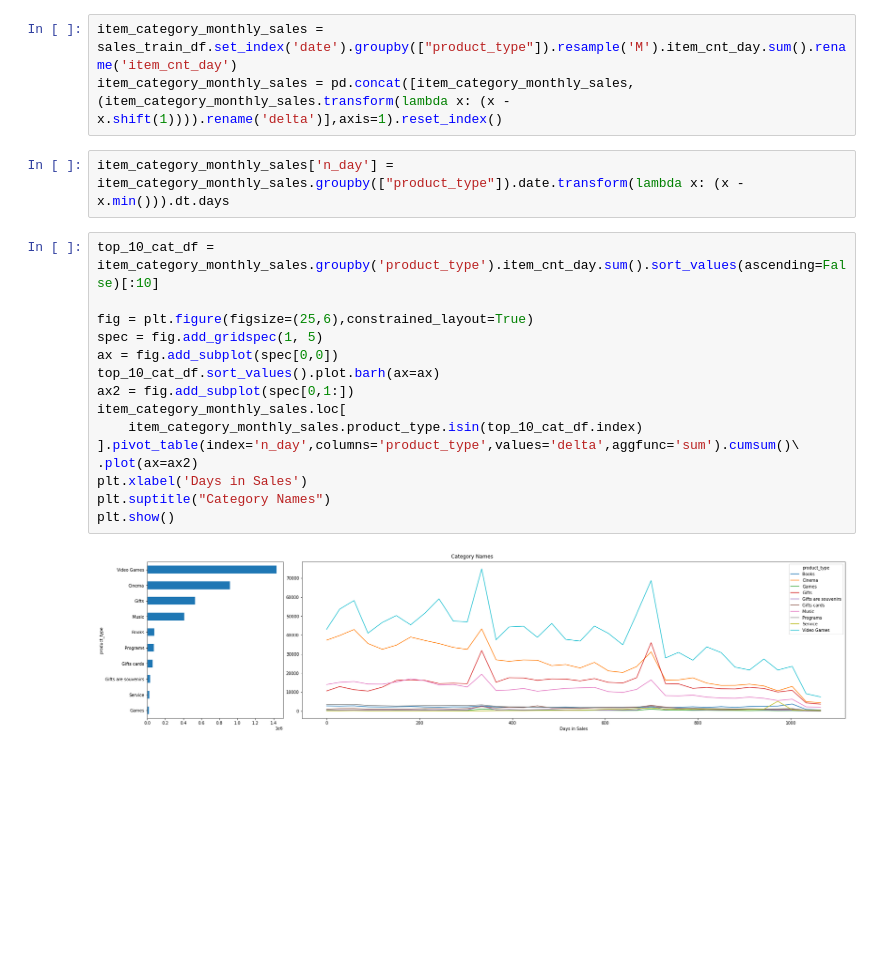
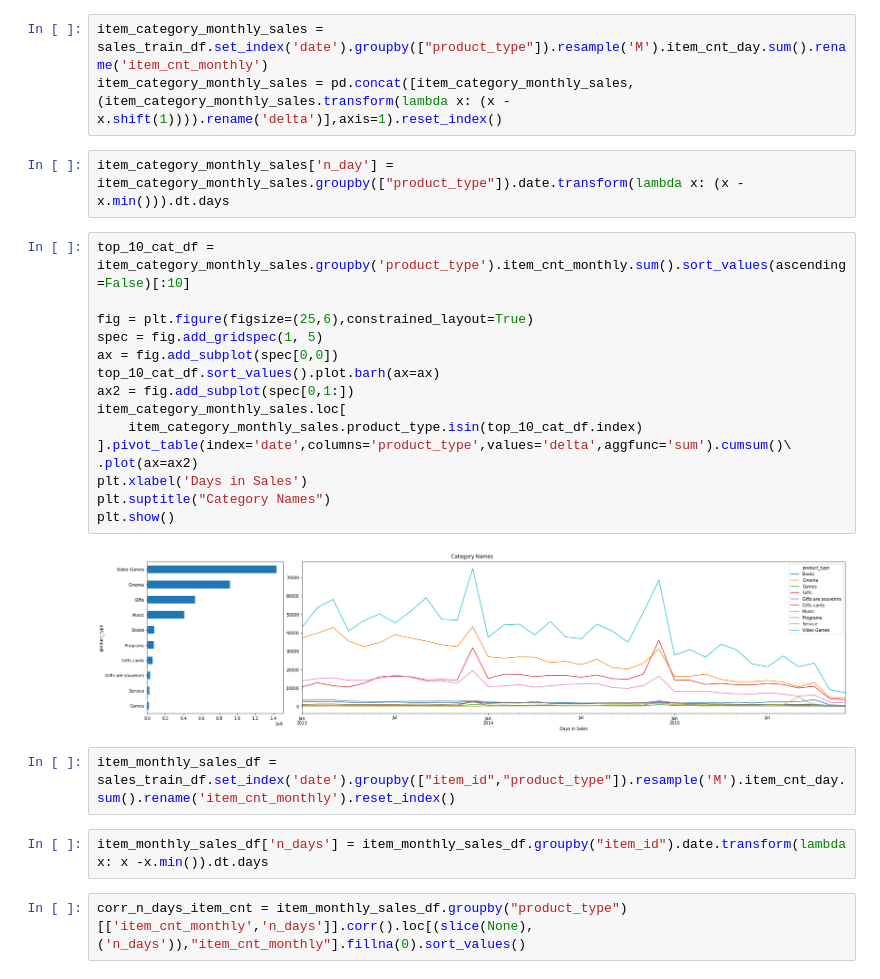
Before and after one commit to jquesada92/Kaggle_Times_Series_Competition, a Jupyter notebook: times-series-competition.ipynb, the cells around one changed output. Cells and saved outputs as stored; diff of their text form; blank space fills up the shorter version.

```diff
--- a/times-series-competition.ipynb
+++ b/times-series-competition.ipynb
@@ -150,24 +156,30 @@ sales_train_df = pd.read_csv("../input/competitive-data-science-predict-future-s
                     .merge(item_df,on='item_id')
 sales_test_df = pd.read_csv("../input/competitive-data-science-predict-future-sales/test.csv")
 # %%
-item_category_monthly_sales = sales_train_df.set_index('date').groupby(["product_type"]).resample('M').item_cnt_day.sum().rename('item_cnt_day')
+item_category_monthly_sales = sales_train_df.set_index('date').groupby(["product_type"]).resample('M').item_cnt_day.sum().rename('item_cnt_monthly')
 item_category_monthly_sales = pd.concat([item_category_monthly_sales, (item_category_monthly_sales.transform(lambda x: (x - x.shift(1)))).rename('delta')],axis=1).reset_index()
 # %%
 item_category_monthly_sales['n_day'] = item_category_monthly_sales.groupby(["product_type"]).date.transform(lambda x: (x - x.min())).dt.days
 # %%
-top_10_cat_df = item_category_monthly_sales.groupby('product_type').item_cnt_day.sum().sort_values(ascending=False)[:10]
+top_10_cat_df = item_category_monthly_sales.groupby('product_type').item_cnt_monthly.sum().sort_values(ascending=False)[:10]
 
 fig = plt.figure(figsize=(25,6),constrained_layout=True)
 spec = fig.add_gridspec(1, 5)
 ax = fig.add_subplot(spec[0,0])
 top_10_cat_df.sort_values().plot.barh(ax=ax)
 ax2 = fig.add_subplot(spec[0,1:])
 item_category_monthly_sales.loc[
     item_category_monthly_sales.product_type.isin(top_10_cat_df.index)
-].pivot_table(index='n_day',columns='product_type',values='delta',aggfunc='sum').cumsum()\
+].pivot_table(index='date',columns='product_type',values='delta',aggfunc='sum').cumsum()\
 .plot(ax=ax2)
 plt.xlabel('Days in Sales')
 plt.suptitle("Category Names")
 plt.show()
 # %% [output]
-[figure, old version]
+[figure, new version]
+# %%
+item_monthly_sales_df = sales_train_df.set_index('date').groupby(["item_id","product_type"]).resample('M').item_cnt_day.sum().rename('item_cnt_monthly').reset_index()
+# %%
+item_monthly_sales_df['n_days'] = item_monthly_sales_df.groupby("item_id").date.transform(lambda x: x -x.min()).dt.days
+# %%
+corr_n_days_item_cnt = item_monthly_sales_df.groupby("product_type")[['item_cnt_monthly','n_days']].corr().loc[(slice(None),('n_days')),"item_cnt_monthly"].fillna(0).sort_values()
```
Also changed, not shown: parts of 7 cells of this notebook.
